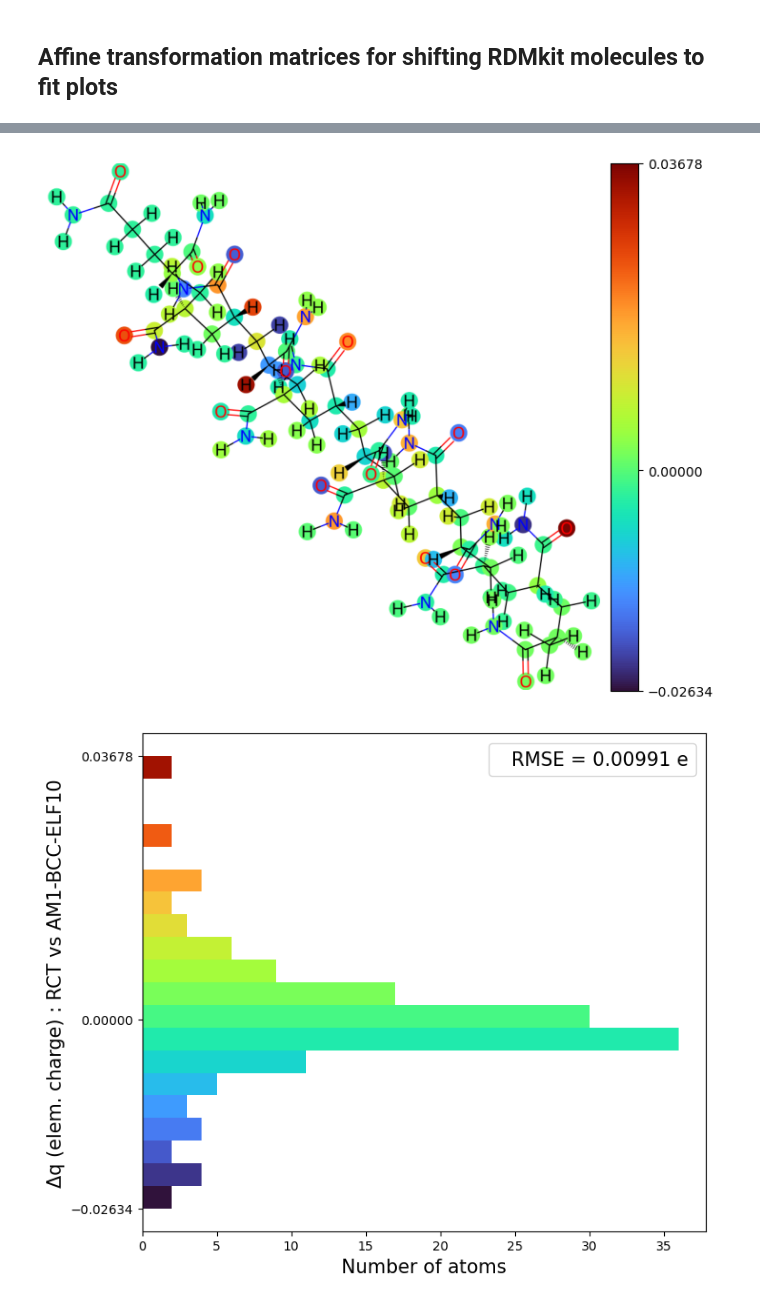
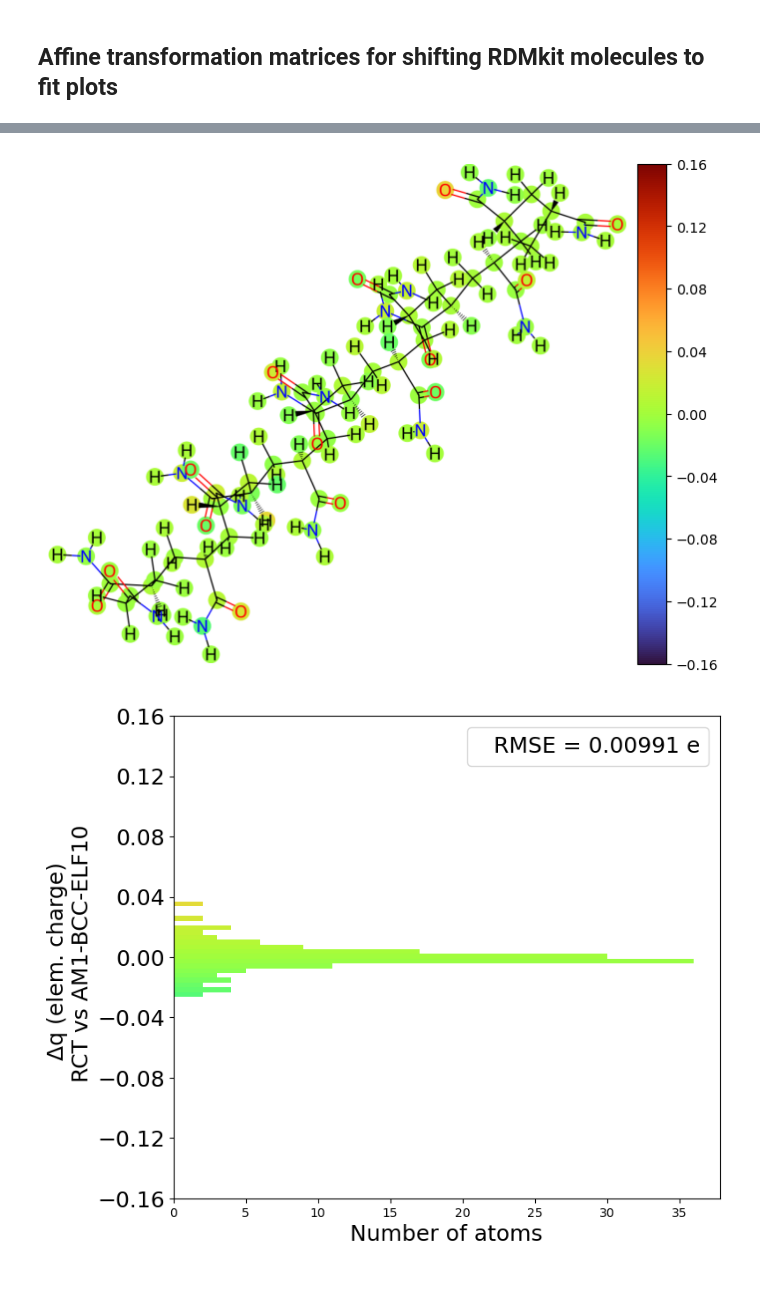
Before and after one commit to timbernat/WaSP_simulations, a Jupyter notebook: figures.ipynb, the cells around one changed output, grey strips where cells are left out. Drawn from its saved outputs; the diff is of its cells as text; code cells hidden in the pictures.

Commit message:
Regenerated charge figures with uniform colorscale range and larger ticks

```diff
--- a/figures.ipynb
+++ b/figures.ipynb
@@ -399,14 +406,25 @@ rdkdraw.set_rdkdraw_size(300, 3/2)
 TAU = 2*np.pi
 
 
-fontsize : int   = 15
+# plotting parameters
+fontsize : int   = 18
 n_bins   : int   = 20
 aspect   : float = 8/9
 asp_corr : float = 1.5
 
-rotations = np.array([TAU/8, 0, np.arctan(aspect * asp_corr)]) # angles about x, y, and, z axes to rotate molecules; force in-page rotation to align across diagonal
-transform = reduce(np.matmul, (rotfun(angle) for angle, rotfun in zip(rotations, (xRot, yRot, zRot))))
+vmax, vmin = 0.16, -0.16
+ndiv = 8
+rotations = np.array([np.arctan(aspect * asp_corr), 0, -1/8*TAU]) # angles about x, y, and, z axes to rotate molecules; force in-page rotation to align across diagonal
+# rotations = np.array([TAU/6, 0, 0]) # angles about x, y, and, z axes to rotate molecules; force in-page rotation to align across diagonal
+# rotations = np.array([0, 1*TAU/4, 0]) # angles about x, y, and, z axes to rotate molecules; force in-page rotation to align across diagonal
+# rotations = np.array([0, 0, TAU/4]) # angles about x, y, and, z axes to rotate molecules; force in-page rotation to align across diagonal
 
+# plotting pre-processing
+norm = Normalize(vmin=vmin, vmax=vmax)
+ticks = np.linspace(vmin, vmax, num=ndiv + 1)
+transform = reduce(np.matmul, (rotfun(angle) for angle, rotfun in zip(rotations[::-1], (xRot, yRot, zRot)))) # reverse order to perform z-rotation first
+
+# plotting execution
 all_mols = {}
 mol_sizes : dict[str, int ] = {}
 for mol_name, mol_dir in mol_dirs.items():
@@ -438,9 +456,14 @@ for mol_name, mol_dir in mol_dirs.items():
             n_bins=n_bins,
             fontsize=fontsize,
             aspect=aspect,
+            norm=norm,
+            ticks=ticks,
             transform=transform
         )
 
+        ## post-adjust y-axis tick label size
+        histogram_ax.tick_params(axis='y', labelsize=fontsize)
+        heatmap_ax.tick_params(  axis='y', labelsize=fontsize)
         heatmap_fig.savefig(  mol_dir_chg / f'{mol_name}_{suffix}_heatmap.png', bbox_inches='tight')
         histogram_fig.savefig(mol_dir_chg / f'{mol_name}_{suffix}_histogram.png', bbox_inches='tight')
         # plt.close()
@@ -465,2 +488,2 @@ chain_df.to_csv(chain_path)
-[figure, old version]
+[figure, new version]
-[figure, old version]
+[figure, new version]
```
Also changed, not shown: parts of 4 cells of this notebook, 12 other files.
